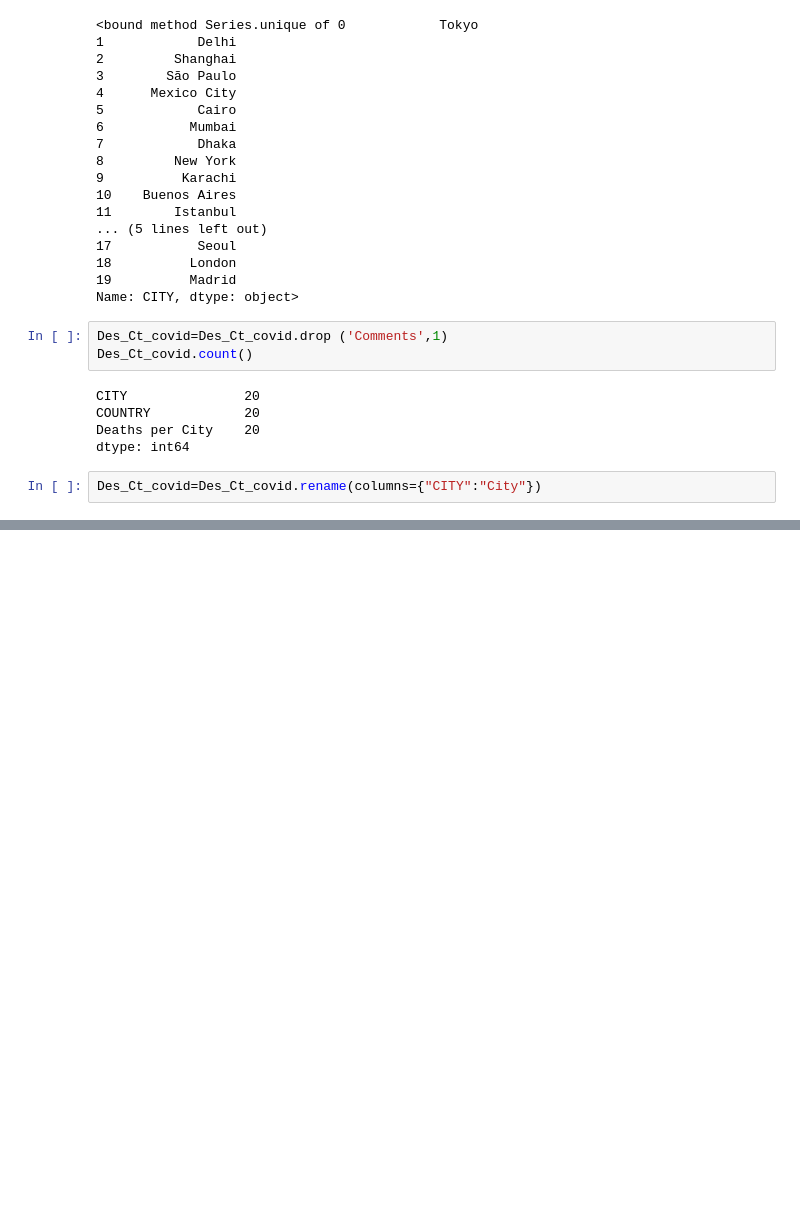
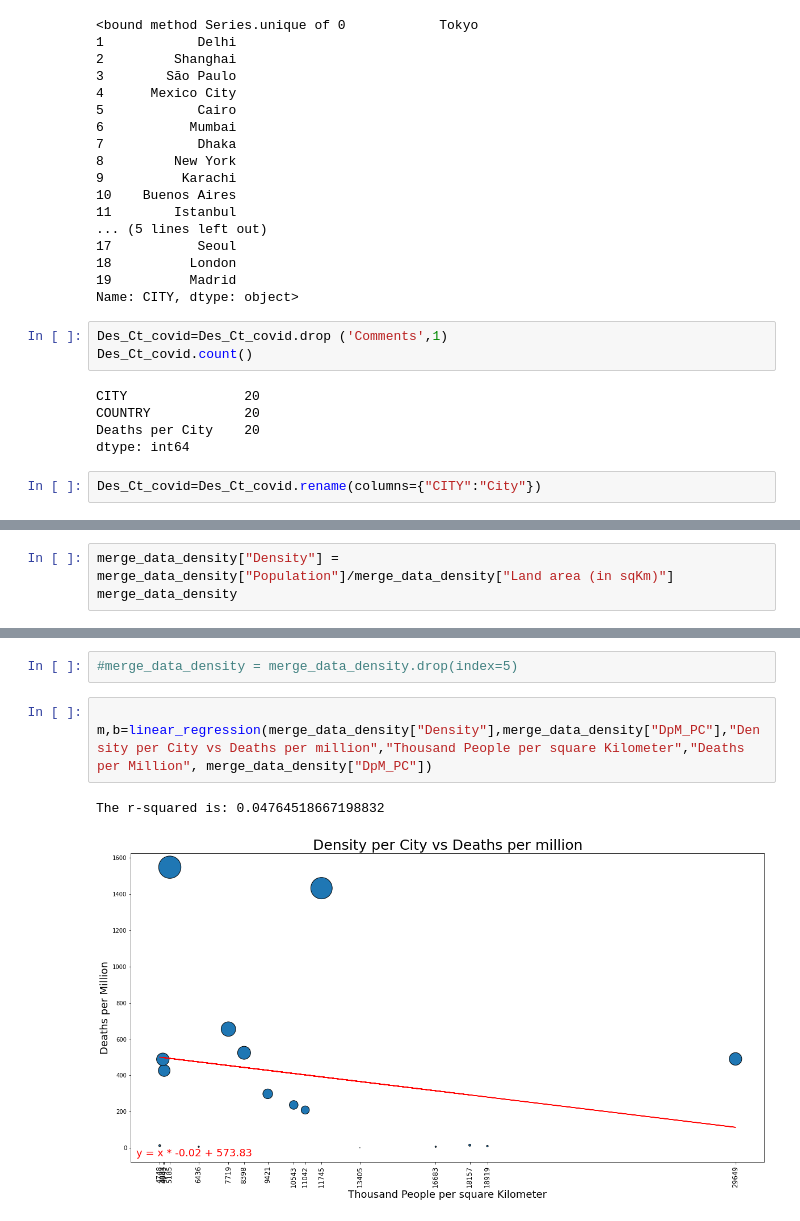
Before and after one commit to luislobo6/proyecto1-teamsigma, a Jupyter notebook: Daniel-notebook.ipynb, the cells around one changed output, grey strips where cells are left out. Drawn from its saved outputs; the diff is of its cells as text; blank space fills up the shorter version.

```diff
--- a/Daniel-notebook.ipynb
+++ b/Daniel-notebook.ipynb
@@ -212,0 +227,3 @@ KeyError: 'Density'
+# %%
+merge_data_density["Density"] = merge_data_density["Population"]/merge_data_density["Land area (in sqKm)"]
+merge_data_density
@@ -212,0 +248,8 @@ KeyError: 'Density'
+# %%
+#merge_data_density = merge_data_density.drop(index=5)
+# %%
+
+m,b=linear_regression(merge_data_density["Density"],merge_data_density["DpM_PC"],"Density per City vs Deaths per million","Thousand People per square Kilometer","Deaths per Million", merge_data_density["DpM_PC"])
+# %% [output]
+The r-squared is: 0.04764518667198832
+[figure, added]
```
Also changed, not shown: parts of 13 cells of this notebook, 2 other files.
